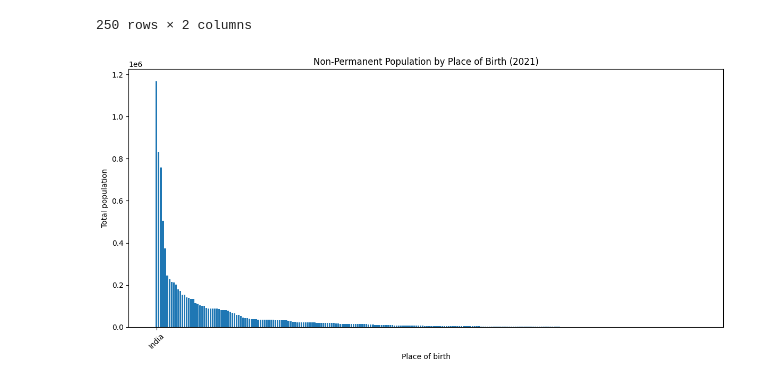
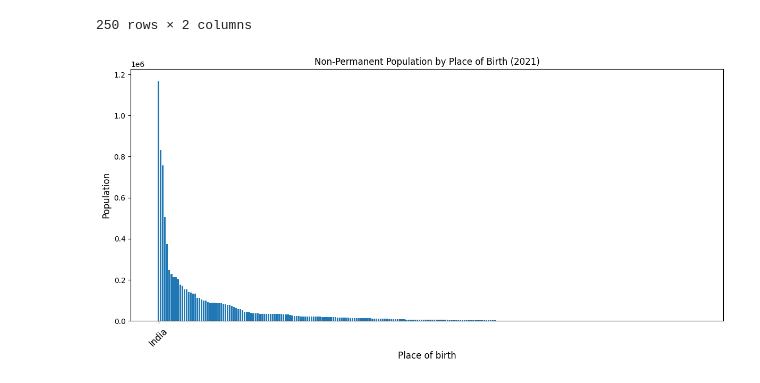
Before and after one commit to yrmo/gcinfo, a Jupyter notebook: non-permanent-by-place-of-birth-2021.ipynb, the cells around one changed output. Drawn from its saved outputs; the diff is of its cells as text; code cells hidden in the pictures.

Commit message:
Fix fontsize issue in non-permanent by place of birth plot

```diff
--- a/non-permanent-by-place-of-birth-2021.ipynb
+++ b/non-permanent-by-place-of-birth-2021.ipynb
@@ -279,26 +279,28 @@ df_canada_nations_clean_final
 # %%
 import matplotlib.pyplot as plt
 
 plt.figure(figsize=(12, 6))
 bars = plt.bar(
     df_canada_nations_clean_final["Place of birth (290)"],
     df_canada_nations_clean_final["Non-permanent resident type (10):Total - Non-permanent resident type[1]"]
 )
 
-plt.xlabel("Place of birth")
-plt.ylabel("Population")
-plt.title("Non-Permanent Population by Place of Birth (2021)")
+FONTSIZE = 12
+plt.xlabel("Place of birth", fontsize=FONTSIZE )
+plt.ylabel("Population", fontsize=FONTSIZE )
+plt.title("Non-Permanent Population by Place of Birth (2021)", fontsize=FONTSIZE)
 
 plt.xticks(
     ticks=[0],
     labels=[df_canada_nations_clean_final["Place of birth (290)"].iloc[0]],
-    rotation=45
+    rotation=45,
+    fontsize=FONTSIZE
 )
 
 plt.tight_layout()
 plt.show()
 # %% [output]
-[figure, old version]
+[figure, new version]
 # %%
 import matplotlib.pyplot as plt
 
```
Also changed, not shown: parts of 1 cell of this notebook.
